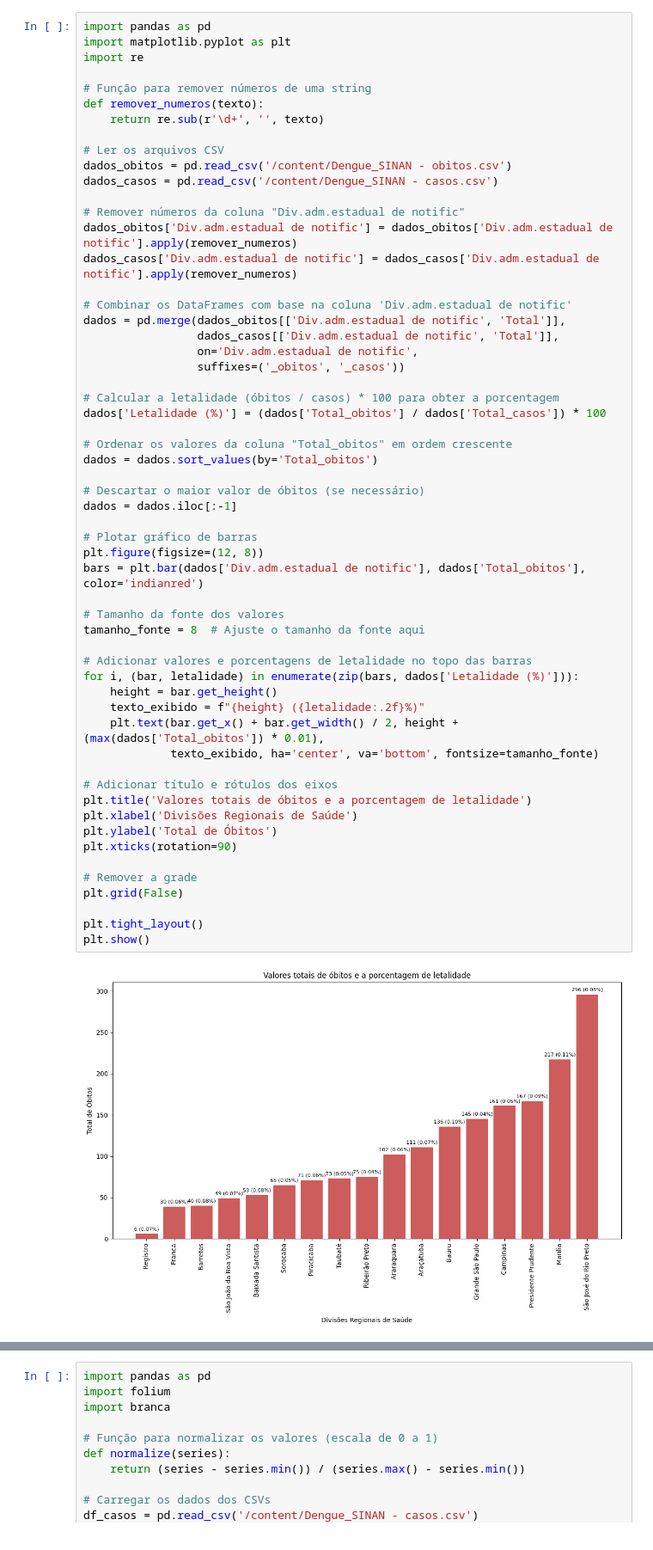
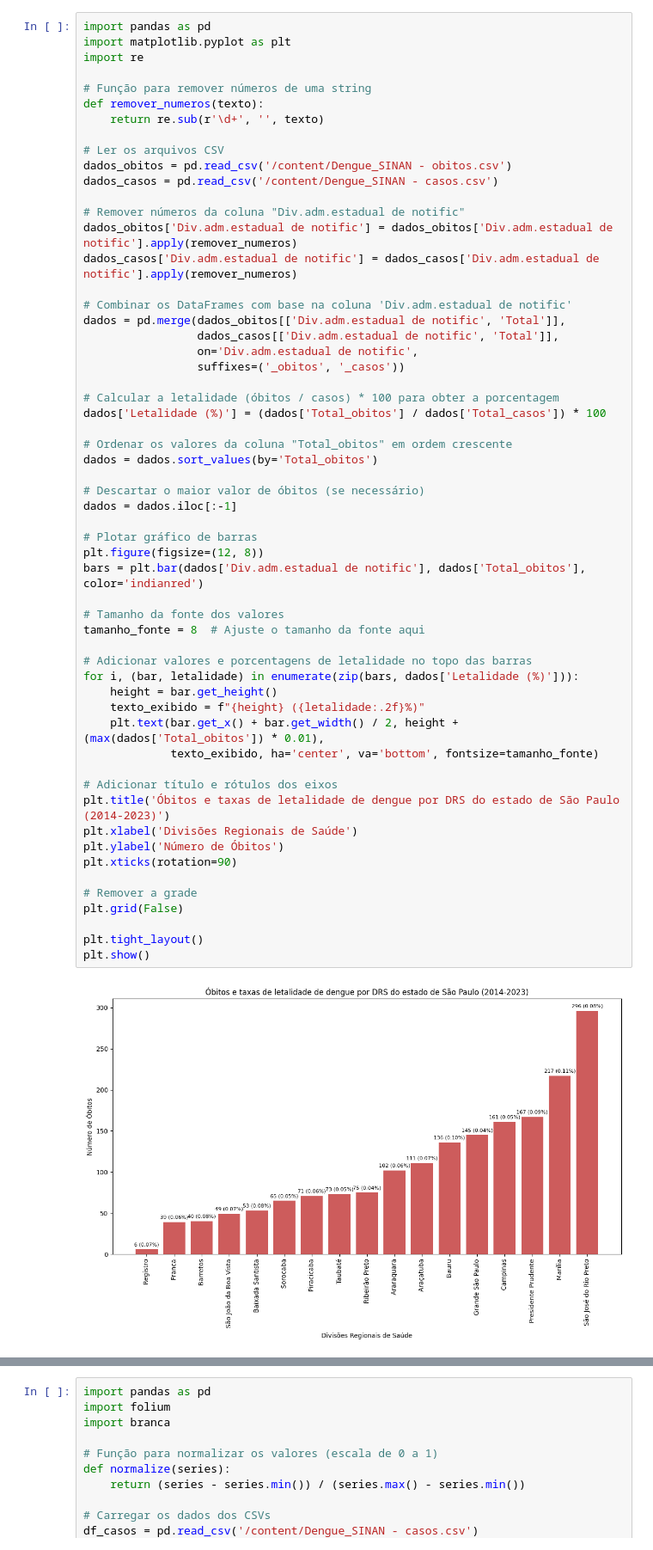
Before and after one commit to xVILENx/Dengue_SINAN, a Jupyter notebook: dengue_graphics_pynb.ipynb, the cells around one changed output, grey strips where cells are left out. Shown: that part at 86% size. Drawn from its saved outputs; the diff is of its cells as text.

```diff
--- a/dengue_graphics_pynb.ipynb
+++ b/dengue_graphics_pynb.ipynb
@@ -151,36 +151,36 @@ dados['Letalidade (%)'] = (dados['Total_obitos'] / dados['Total_casos']) * 100
 # Ordenar os valores da coluna "Total_obitos" em ordem crescente
 dados = dados.sort_values(by='Total_obitos')
 
 # Descartar o maior valor de óbitos (se necessário)
 dados = dados.iloc[:-1]
 
 # Plotar gráfico de barras
 plt.figure(figsize=(12, 8))
 bars = plt.bar(dados['Div.adm.estadual de notific'], dados['Total_obitos'], color='indianred')
 
 # Tamanho da fonte dos valores
 tamanho_fonte = 8  # Ajuste o tamanho da fonte aqui
 
 # Adicionar valores e porcentagens de letalidade no topo das barras
 for i, (bar, letalidade) in enumerate(zip(bars, dados['Letalidade (%)'])):
     height = bar.get_height()
     texto_exibido = f"{height} ({letalidade:.2f}%)"
     plt.text(bar.get_x() + bar.get_width() / 2, height + (max(dados['Total_obitos']) * 0.01),
              texto_exibido, ha='center', va='bottom', fontsize=tamanho_fonte)
 
 # Adicionar título e rótulos dos eixos
-plt.title('Valores totais de óbitos e a porcentagem de letalidade')
+plt.title('Óbitos e taxas de letalidade de dengue por DRS do estado de São Paulo (2014-2023)')
 plt.xlabel('Divisões Regionais de Saúde')
-plt.ylabel('Total de Óbitos')
+plt.ylabel('Número de Óbitos')
 plt.xticks(rotation=90)
 
 # Remover a grade
 plt.grid(False)
 
 plt.tight_layout()
 plt.show()
 # %% [output]
-[figure, old version]
+[figure, new version]
 # %%
 import pandas as pd
 import matplotlib.pyplot as plt
```
Also changed, not shown: parts of 3 cells of this notebook.
